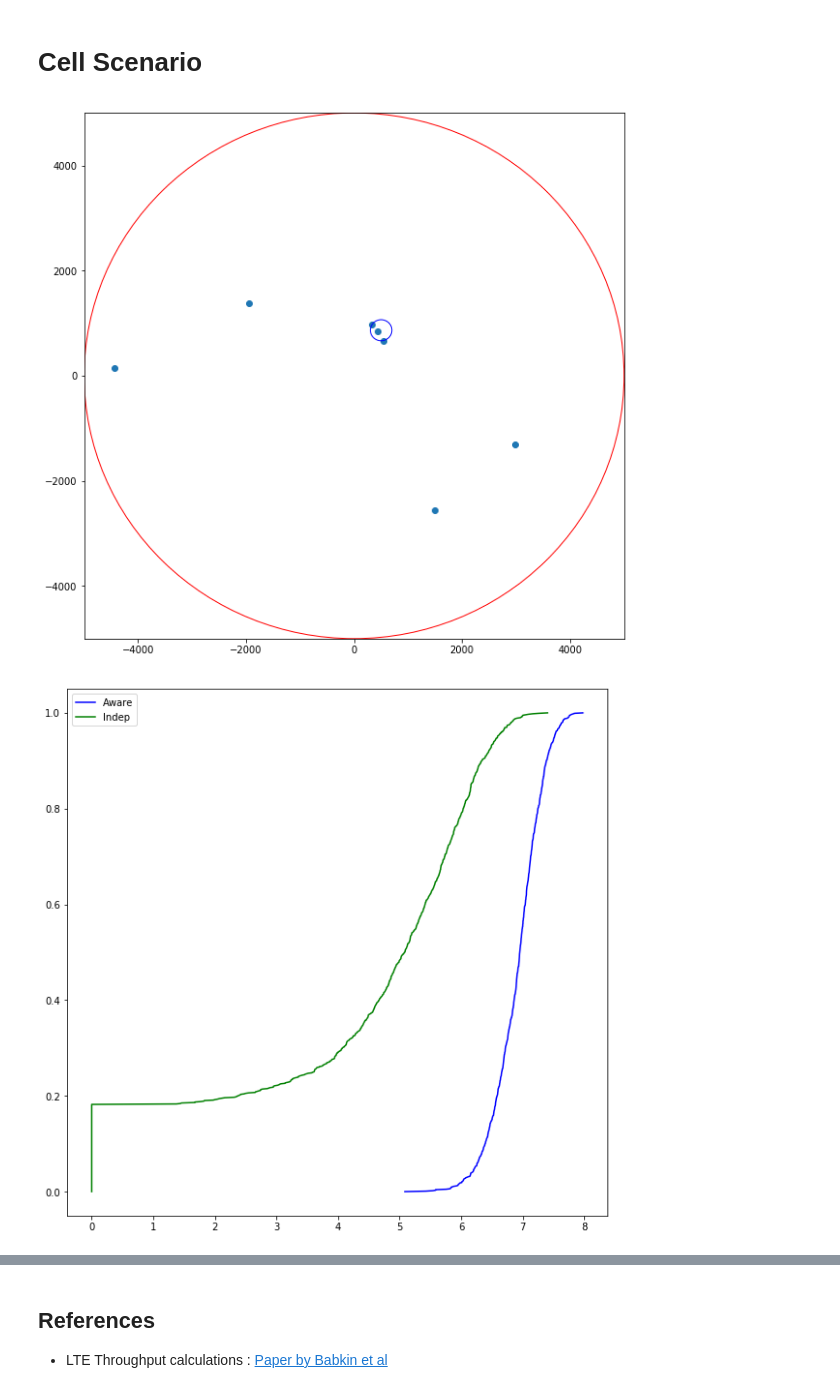
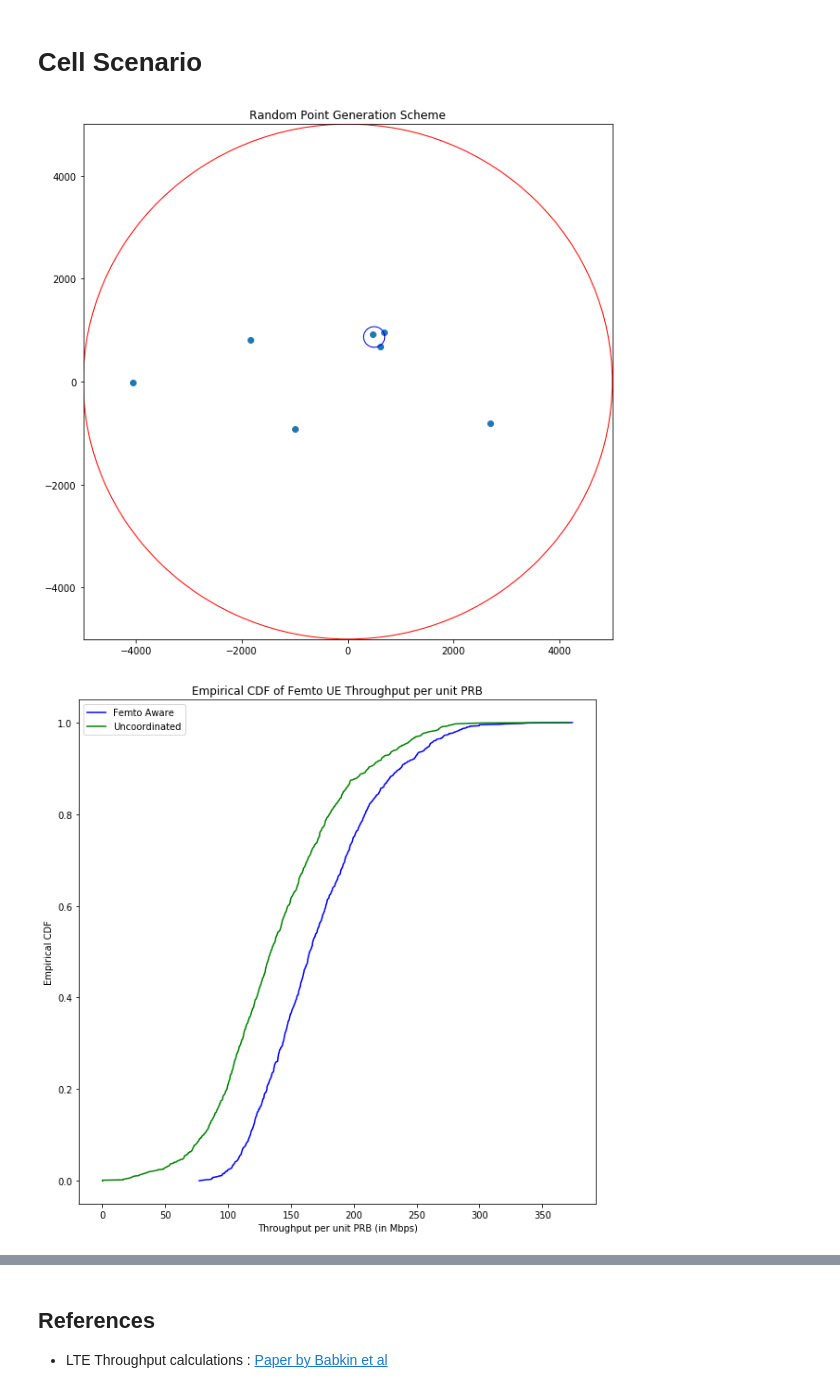
Before and after one commit to Agrim9/OFDMA_Femtocells, a Jupyter notebook: OFDMA FemtoCells.ipynb, the cells around one changed output, grey strips where cells are left out. Cells and saved outputs as stored; diff of their text form; code cells hidden in the pictures.

Commit message:
Throughput per unit PRB results

```diff
--- a/OFDMA FemtoCells.ipynb
+++ b/OFDMA FemtoCells.ipynb
@@ -51,9 +51,9 @@ freq_arr_femto=bins_left_edges+(bin_size/2)
 #----------------------------------------------------------------------
 
 chan_power_V=np.array([0,-1.5,-1.4,-3.6,-0.6,-9.1,-7.0,-12.0,-16.9]) #in dB
-chan_delay_V=np.array([0,30,150,310,370,710,1090,1730,2510])# in ns
+chan_delay_V=np.array([0,30,150,310,370,710,1090,1730,2510])**1e-9# in ns
 chan_power_P=np.array([0,-1.0,-2.0,-3.0,-8.0, -17.2,-20.8]) # in dB
-chan_delay_P=np.array([0,30,70,90,110,190,410]) #in ns
+chan_delay_P=np.array([0,30,70,90,110,190,410])**1e-9 #in ns
 
 chan_pow_P=generate_pow_chan(chan_power_P)
 chan_pow_V=generate_pow_chan(chan_power_V)
@@ -99,15 +99,36 @@ def do_random_placement(plot=True):
         ax.scatter(pts_x,pts_y)
     return pts_x,pts_y,pts
 
+def do_random_placement_2(num_pts,plot=True):
+    theta_femto=(np.random.rand()*360)*np.pi/180
+    femto_radii=np.random.rand()*0.75*R1
+    theta_macro=(np.random.rand(4)*280+80)*np.pi/180
+    var_radii=np.random.rand(4)*macro_radius
+    theta_boundary=(np.random.rand(num_pts)*360)*np.pi/180
+    bound_radii=np.random.rand(num_pts)*(0.1*R1)+R1
+    pts_x=[femto_center_x+femto_radii*np.cos(theta_femto) if i==0 else\
+           ((var_radii[i-3]*np.cos(theta_macro[i-3])) if i<5 else\
+           (femto_center_x+bound_radii[i-5]*np.cos(theta_boundary[i-5]))) for i in range(5+num_pts)]
+
+    pts_y=[femto_center_y+femto_radii*np.sin(theta_femto) if i==0 else\
+           ((var_radii[i-3]*np.sin(theta_macro[i-3])) if i<5 else\
+           (femto_center_y+bound_radii[i-5]*np.sin(theta_boundary[i-5]))) for i in range(5+num_pts)]
+
+    pts=np.array(list(zip(pts_x,pts_y)))
+    if(plot==True):
+        ax.scatter(pts_x,pts_y,s=1000)
+    return pts_x,pts_y,pts
+
 plt.rcParams["figure.figsize"] = (10,10)
 fig, ax = plt.subplots()
+plt.title("Random Point Generation Scheme")
 ax.set_xlim((-macro_radius, macro_radius))
 ax.set_ylim((-macro_radius, macro_radius))
 plot_scenario()
 do_random_placement(True)
 plt.show()
 # %% [output]
-[figure, old version]
+[figure, new version]
 # %%
 macroUETx=25
 femtoUETx=10
@@ -153,44 +174,47 @@ def femtocell_aware_sched(num_sim):
         wall_loss=37+32*np.log10(R1)
         Loss_arr=np.array([37+32*np.log10(distances[0]) if i ==0 else\
                           128.1+37.6*np.log10((distances[i]-R1)/1000)+wall_loss\
                           for i in range(7)])
         Rxed_Pow_dbm=np.array([femtoUETx-Loss_arr[0] if i==0 else macroUETx-Loss_arr[i]\
                      for i in range(7)])
         Rxed_Pow_watt=10**((Rxed_Pow_dbm-30)/10)
 
         signal_pow=(Rxed_Pow_watt[0]/N_subcarrier_femto)*\
-        np.random.lognormal(0, 10**(fading_const/10))*get_chan_params()
-        aware_interference_pow=np.sum([(Rxed_Pow_watt[i]/N_subcarrier_macro)*get_chan_params(False,True)[0:32] if i<=4 else\
-                                (Rxed_Pow_watt[i]/N_subcarrier_macro)*get_chan_params(False,False)[0:32]
+        np.random.lognormal(0, 10**(fading_const/10),32)*get_chan_params()
+        aware_interference_pow=np.sum([(Rxed_Pow_watt[i]/N_subcarrier_macro)*np.random.lognormal(0, 10**(fading_const/10),32)*get_chan_params(False,True)[0:32] if i<=4 else\
+                                (Rxed_Pow_watt[i]/N_subcarrier_macro)*np.random.lognormal(0, 10**(fading_const/10),32)*get_chan_params(False,False)[0:32]
                                 for i in range(3,7)
                                 ],axis=0)
-        norm_interference_pow=np.sum([(Rxed_Pow_watt[i]/N_subcarrier_macro)*get_chan_params(False,False)[0:32] if i>4 else\
-                                (Rxed_Pow_watt[i]/N_subcarrier_macro)*get_chan_params(False,True)[0:32]
+        norm_interference_pow=np.sum([(Rxed_Pow_watt[i]/N_subcarrier_macro)*np.random.lognormal(0, 10**(fading_const/10),32)*get_chan_params(False,False)[0:32] if i>4 else\
+                                (Rxed_Pow_watt[i]/N_subcarrier_macro)*np.random.lognormal(0, 10**(fading_const/10),32)*get_chan_params(False,True)[0:32]
                                 for i in range(1,7)
                                 ],axis=0)
 
-        #noise_per_subC=10**((174*(1e+6/32)-30)/10)
-        noise_per_subC=0
+        noise_per_subC=10**((-174-30)/10)*(1e6/64)
+        #noise_per_subC=0
         #print(noise_per_subC)
         SINR_norm=10*np.log10((signal_pow/(norm_interference_pow+noise_per_subC))/10)
         SINR_aware=10*np.log10((signal_pow/(aware_interference_pow+noise_per_subC))/10)
-        avg_CQI_norm[sim_index]=np.sum([np.log2(1+norm_SINR) if norm_SINR>1 else 0 for norm_SINR in SINR_norm])/32
-        avg_CQI_aware[sim_index]=np.sum([np.log2(1+aware_SINR) if aware_SINR>1 else 0 for aware_SINR in SINR_aware])/32
-        CQI_norm=np.rint([np.log2(1+norm_SINR) if norm_SINR>1 else 0 for norm_SINR in SINR_norm])
-        CQI_aware=np.rint([np.log2(1+aware_SINR) if aware_SINR>1 else 0 for aware_SINR in SINR_aware])
+        avg_CQI_norm[sim_index]=np.sum([np.log2(1+norm_SINR) if norm_SINR>0 else 0 for norm_SINR in SINR_norm])/32
+        avg_CQI_aware[sim_index]=np.sum([np.log2(1+aware_SINR) if aware_SINR>0 else 0 for aware_SINR in SINR_aware])/32
+        CQI_norm=np.rint([np.log2(1+norm_SINR) if norm_SINR>0 else 0 for norm_SINR in SINR_norm])
+        CQI_aware=np.rint([np.log2(1+aware_SINR) if aware_SINR>0 else 0 for aware_SINR in SINR_aware])
         #print(SINR_norm)
         #print(SINR_aware)
         norm_rate[sim_index]=np.sum([CQI_v_Rate[int(norm_CQI)-1] \
                                      if(norm_CQI>0) else 0 for norm_CQI in CQI_norm])
         aware_rate[sim_index]=np.sum([CQI_v_Rate[int(aware_CQI)-1] \
                                       if(aware_CQI>0) else 0 for aware_CQI in CQI_aware])
 
     return norm_rate,aware_rate,avg_CQI_norm,avg_CQI_aware
 
 norm_rate,aware_rate,avg_CQI_norm,avg_CQI_aware=femtocell_aware_sched(1000)
-CDF(avg_CQI_aware,'b',"Aware")
-CDF(avg_CQI_norm,'g',"Indep")
+plt.title("Empirical CDF of Femto UE Throughput per unit PRB")
+plt.ylabel("Empirical CDF")
+plt.xlabel("Throughput per unit PRB (in Mbps)")
+CDF(aware_rate,'b',"Femto Aware")
+CDF(norm_rate,'g',"Uncoordinated")
 plt.legend()
 plt.show()
 # %% [output]
-[figure, old version]
+[figure, new version]
```
Also changed, not shown: parts of 2 cells of this notebook.
